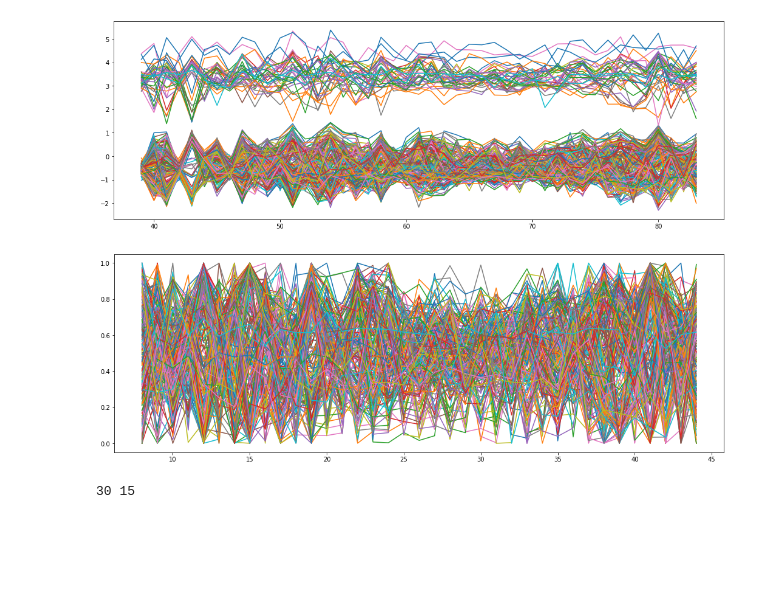
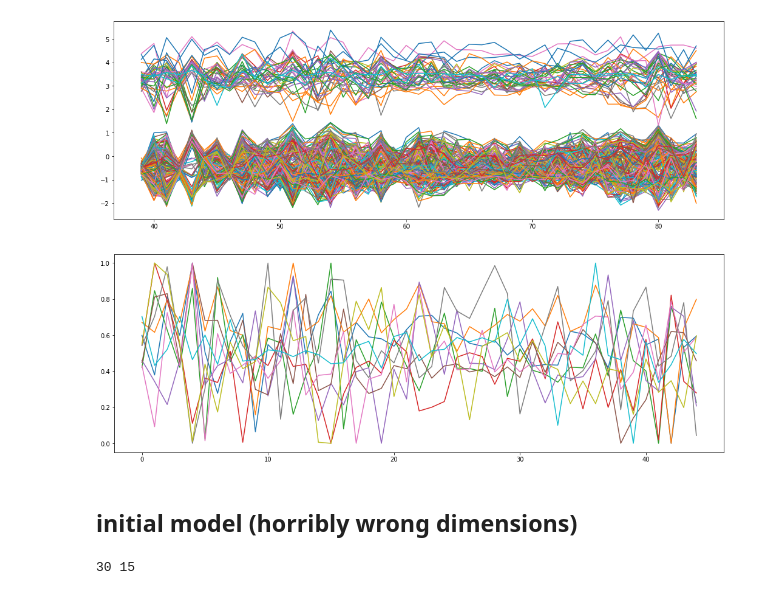
Before and after one commit to dcolinmorgan/prediction, a Jupyter notebook: LTRC_deg_LSTM.ipynb, the cells around one changed output. Saved outputs shown, nothing was run; the diff lists cells and outputs as text; code cells hidden in the pictures; blank space fills up the shorter version.

```diff
--- a/LTRC_deg_LSTM.ipynb
+++ b/LTRC_deg_LSTM.ipynb
@@ -56,14 +51,6 @@ plt.figure(figsize=(18, 6))
 w=plt.plot(tdata.T.iloc[:,1:100])
 # %% [output]
 [figure]
-# %%
-tdata.index=links.TF
-cont_TF_sum=tdata.groupby(['TF']).sum()
-# cont_TF_sum
-# %%
-tdata.index=links.gene
-cont_gene_sum=tdata.groupby(['gene']).sum()
-# cont_gene_sum
 # %%
 from scipy.stats import zscore
 from scipy import stats
@@ -86,14 +68,0 @@ from keras.preprocessing.sequence import TimeseriesGenerator
-# %%
-tdata=tdata.T.iloc[:,1:10000]
-# Create correlation matrix
-corr_matrix = tdata.corr().abs()
-
-# Select upper triangle of correlation matrix
-upper = corr_matrix.where(np.triu(np.ones(corr_matrix.shape), k=1).astype(np.bool))
-
-# Find features with correlation greater than 0.95
-to_drop = [column for column in upper.columns if any(upper[column] > 0.75)]
-
-# Drop features
-tdata.drop(to_drop, axis=1, inplace=True)
-# tdata=tdata.T
@@ -119,6 +82,6 @@ t2data = scaler.fit_transform(tdata.T.iloc[8:53,0:20000])#cont_gene_sum.iloc[:,1
 # X_scaled = X_std * (1 - 0) + 0
 # %%
 plt.figure(figsize=(18, 6))
-w=plt.plot(pd.DataFrame(t2data).iloc[8:53,0:200])
+w=plt.plot(pd.DataFrame(t2data).iloc[:,0:10])
 # %% [output]
-[figure, old version]
+[figure, new version]
@@ -136,3 +88,5 @@ w=plt.plot(t3data.iloc[:,0:5])
+# %% [markdown]
+## initial model (horribly wrong dimensions)
 # %%
 # # normalize the dataset
 # scaler = MinMaxScaler(feature_range=(0, 1))
```
Also changed, not shown: parts of 39 cells of this notebook.
